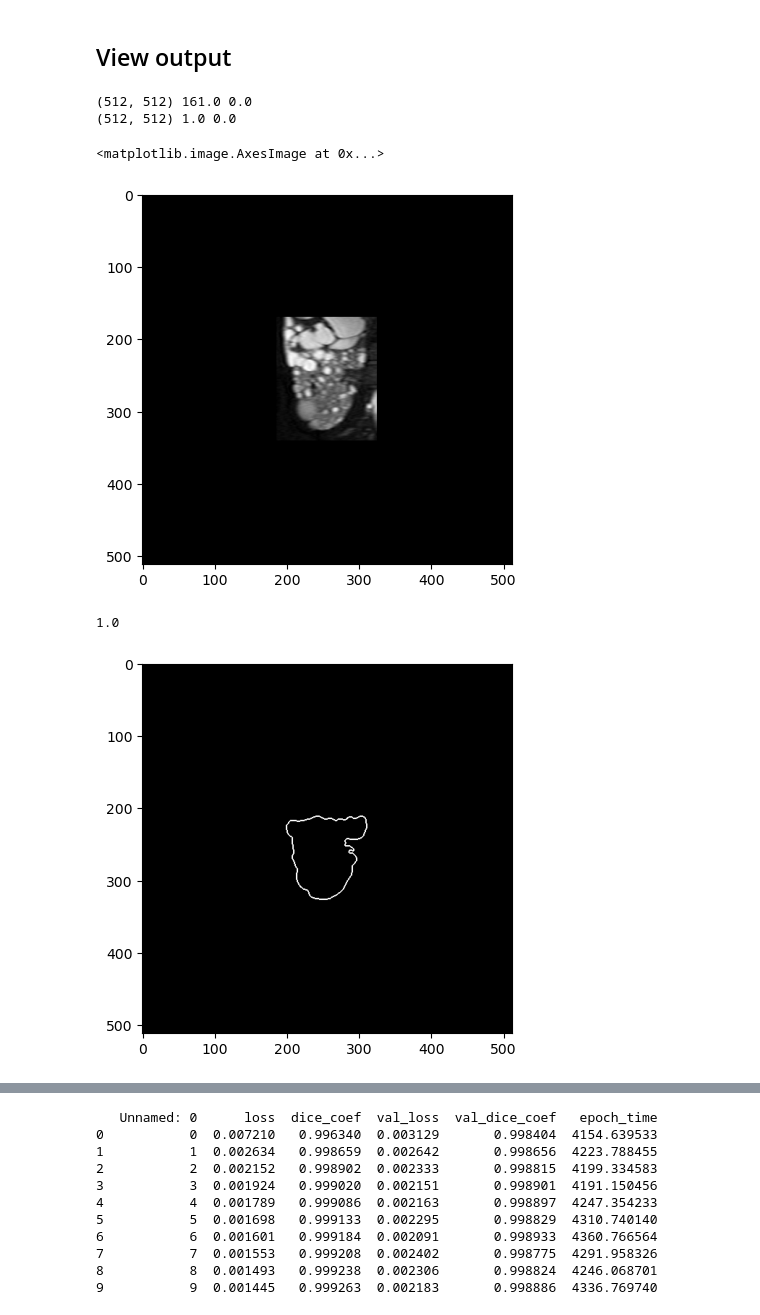
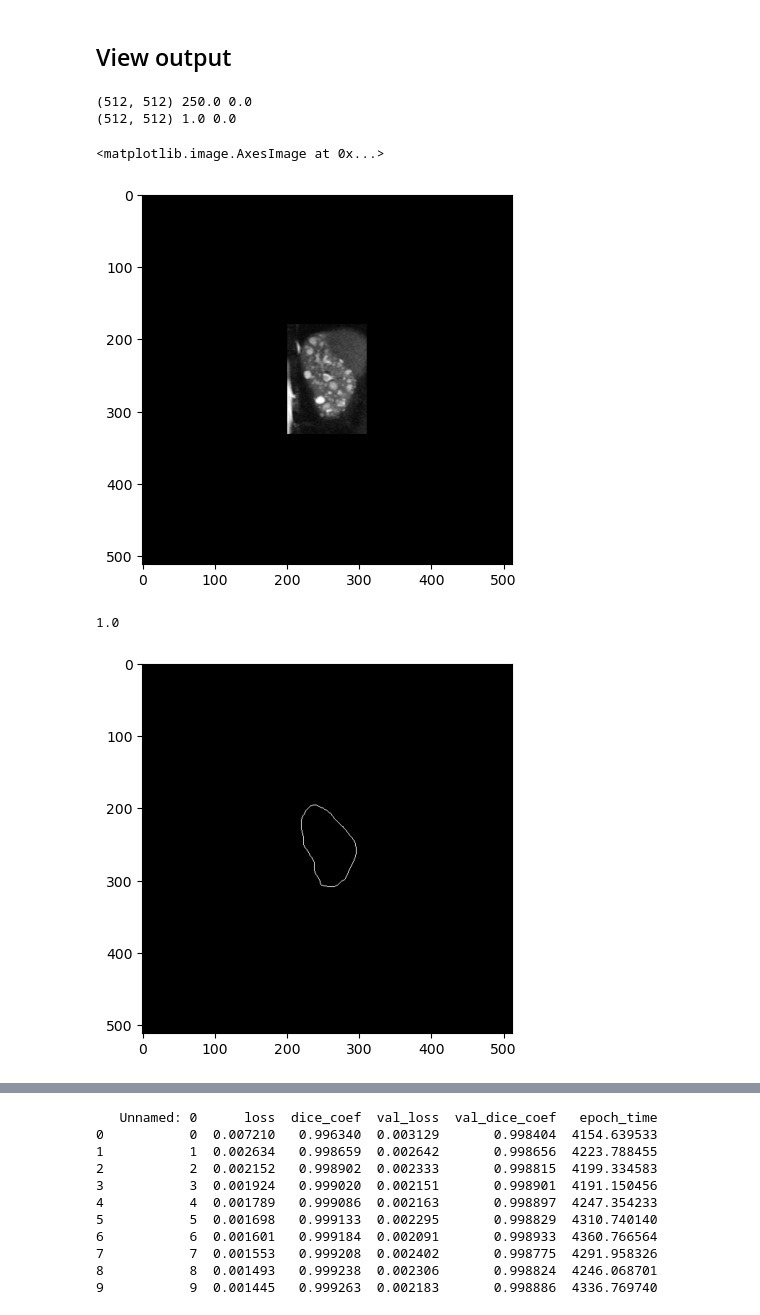
Before and after one commit to EmmaSchmidt2021/Kidney-Segmentation-Jupyter, a Jupyter notebook: (2) Model Training - Data Generator - Cyst Seg.ipynb, the cells around one changed output, grey strips where cells are left out. Cells and saved outputs as stored; diff of their text form; code cells hidden in the pictures.

```diff
--- a/(2) Model Training - Data Generator - Cyst Seg.ipynb
+++ b/(2) Model Training - Data Generator - Cyst Seg.ipynb
@@ -412,27 +408,27 @@ print(X.shape, y.shape)
 # %% [markdown]
 ## View output
 # %%
-n=2
+n=3
 X_img = X[n,:,:,0]
 X_msk =X[n,:,:,1]
 print(X_img.shape, X_img.max(), X_img.min())
 print(X_msk.shape, X_msk.max(), X_msk.min())
 
 import matplotlib.pyplot as plt
 %matplotlib inline
 plt.imshow(X_img, cmap="gray")
 # %% [output]
-(512, 512) 161.0 0.0
+(512, 512) 250.0 0.0
 (512, 512) 1.0 0.0
 <matplotlib.image.AxesImage at 0x...>
-[figure, old version]
+[figure, new version]
 # %%
 %matplotlib inline
 plt.imshow(X_msk, cmap="gray")
 X_msk.max()
 # %% [output]
 1.0
-[figure, old version]
+[figure, new version]
 # %%
 y_batch = y[n,:,:,:]
 y_batch.shape
```
Also changed, not shown: parts of 8 cells of this notebook, 3 other files.
